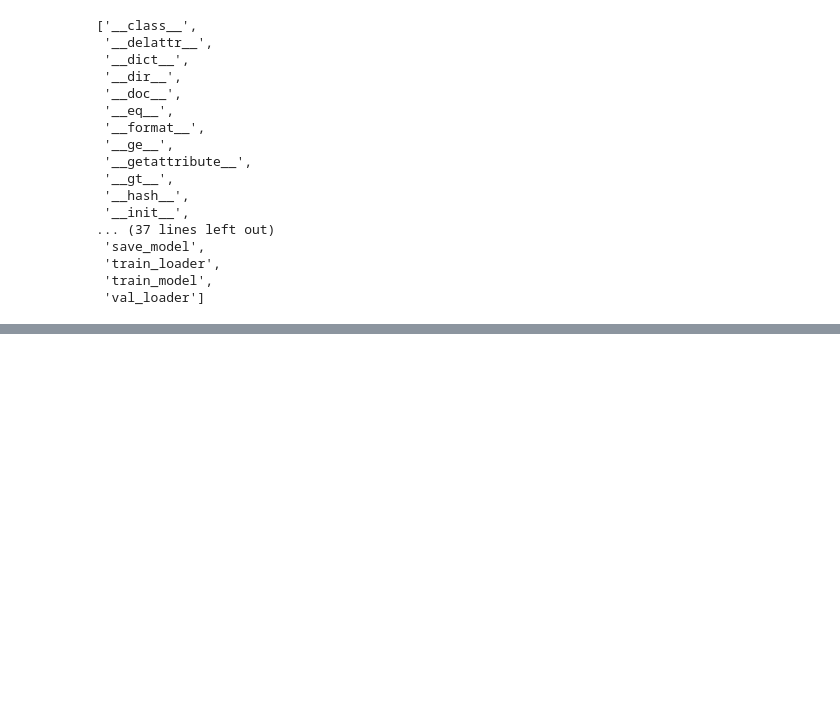
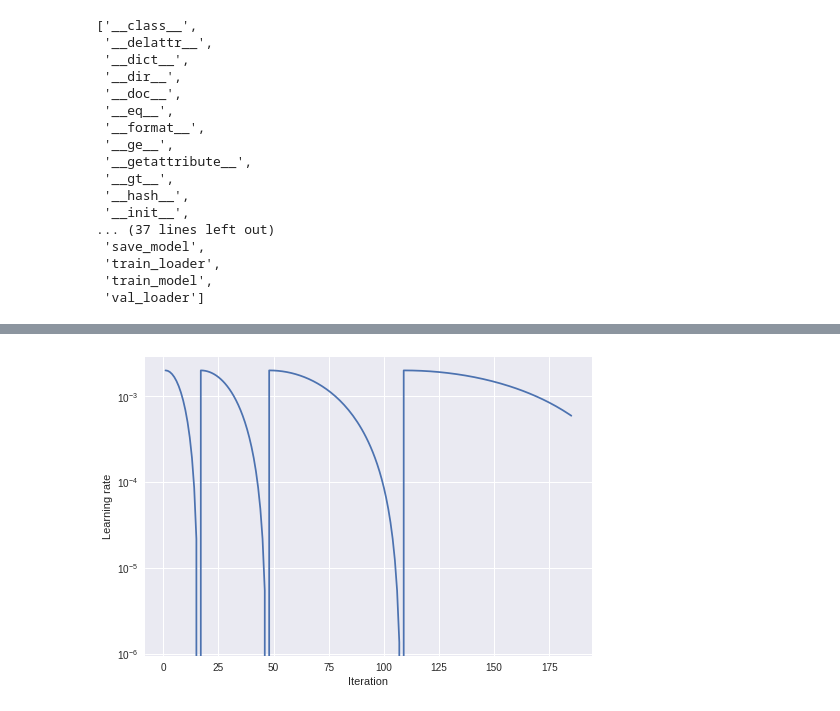
Before and after one commit to amilacsw/fastai-course-amila, a Jupyter notebook: Lesson1.ipynb, the cells around one changed output, grey strips where cells are left out. Saved outputs shown, nothing was run; the diff lists cells and outputs as text; code cells hidden in the pictures; blank space fills up the shorter version.

```diff
--- a/Lesson1.ipynb
+++ b/Lesson1.ipynb
@@ -406,0 +453,4 @@ dir(train_conv)
+# %%
+train_conv.plot_lr()
+# %% [output]
+[figure, added]
```
Also changed, not shown: parts of 10 cells of this notebook.
